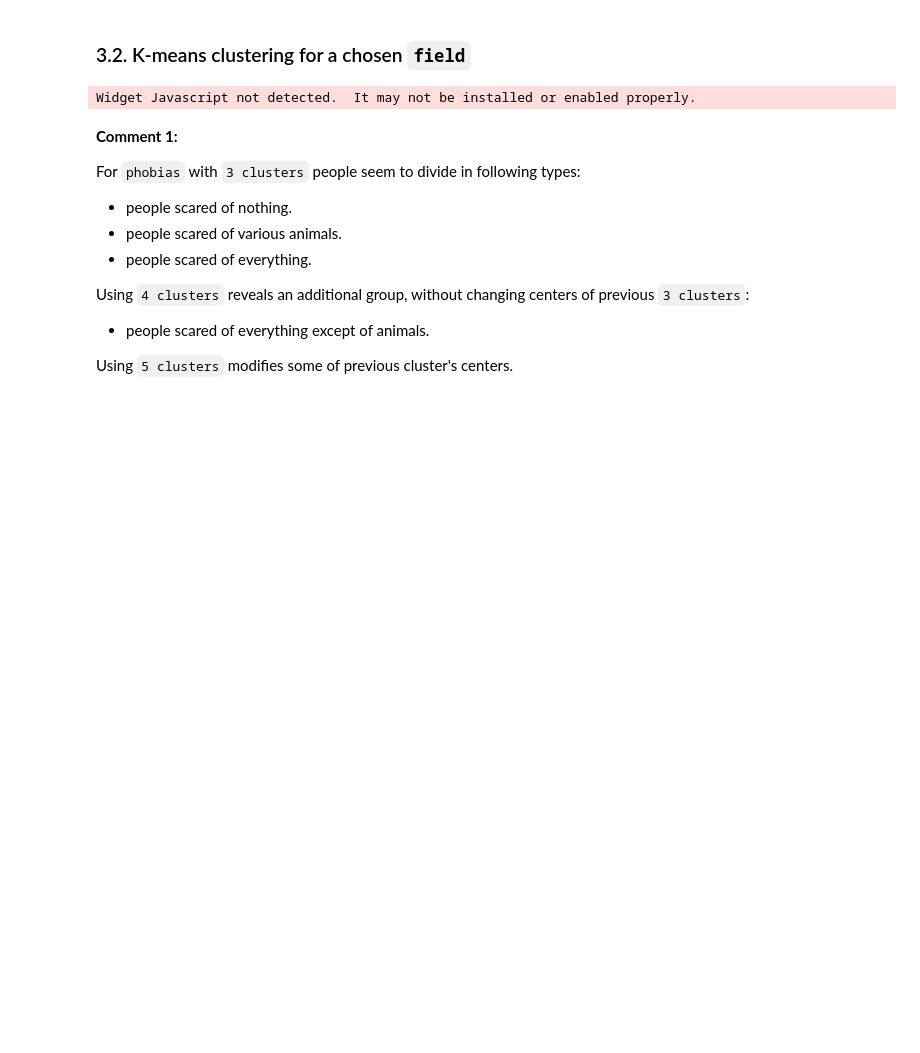
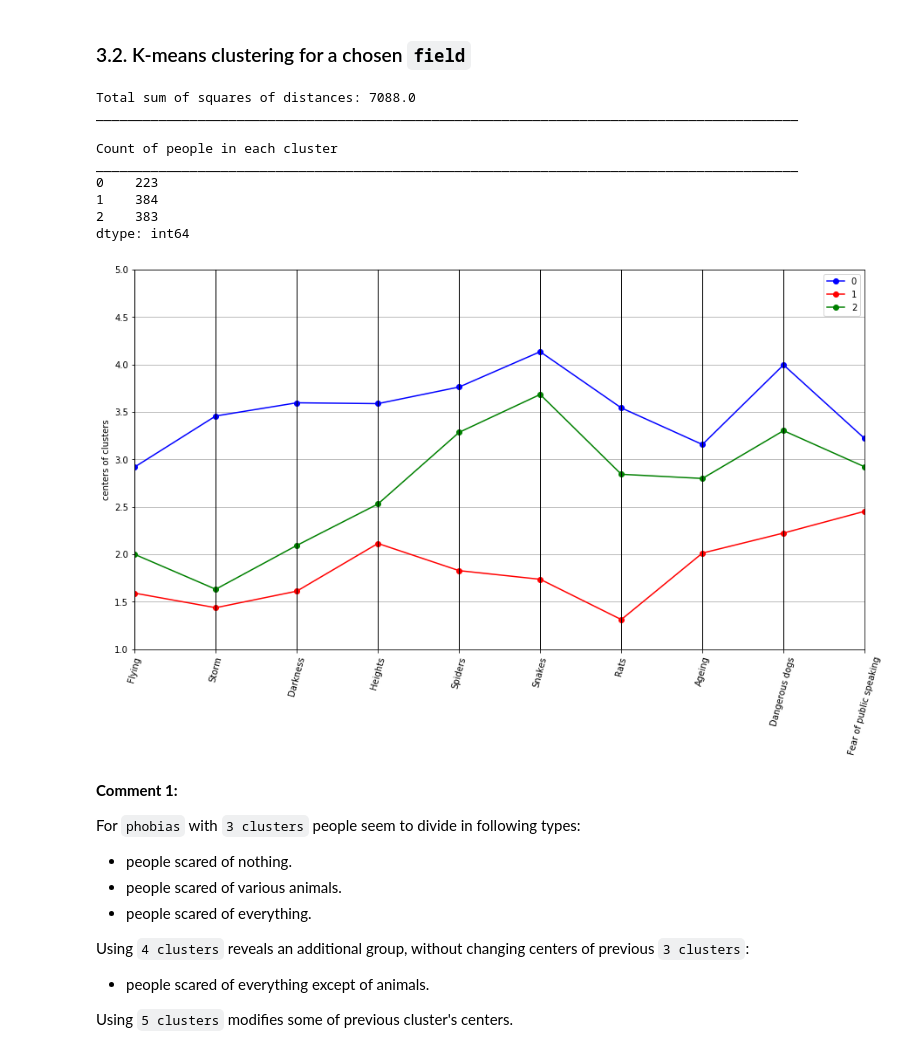
Before and after one commit to KrystianPlackowski/Young-People-Survey, a Jupyter notebook: main.ipynb, the cells around one changed output. Drawn from its saved outputs; the diff is of its cells as text; code cells hidden in the pictures; blank space fills up the shorter version.

```diff
--- a/main.ipynb
+++ b/main.ipynb
@@ -325,34 +354,46 @@ Widget Javascript not detected.  It may not be installed or enabled properly.
 # %%
 @interact(field = ['phobias','music','movies','hobbies','personality'], noOfClusters = IntSlider(3,1,10,1),
                    randomstate = IntSlider(745,0,10000,10))
 def K_means_cluster(field, noOfClusters, randomstate):
 
     field = field_name[field]
     df_select = field.copy(deep=True).dropna()
 
     # Perform scaling on the dataframe containing the field's features
 
     scaler_x = StandardScaler()
     data = scaler_x.fit_transform(df_select)
 
     # Perform K-Means
 
     model = KMeans(init='k-means++', n_clusters=noOfClusters, n_init=20, random_state=randomstate).fit(data)
 
     print("Total sum of squares of distances:", round(model.inertia_))
     print(90*'_')
     print("\nCount of people in each cluster")
     print(90*'_')
     print(pd.value_counts(model.labels_, sort=False))
 
     # Display plot showing centers of clusters
 
     P = pd_centers(featuresUsed=field.columns.to_list(),
                    centers=scaler_x.inverse_transform(model.cluster_centers_))
     parallel_plot(P, (15, 8))
     plt.show()
+
+if running == 0:
+    K_means_cluster('phobias', 3, 745)
 # %% [output]
-Widget Javascript not detected.  It may not be installed or enabled properly.
+Total sum of squares of distances: 7088.0
+__________________________________________________________________________________________
+
+Count of people in each cluster
+__________________________________________________________________________________________
+0    223
+1    384
+2    383
+dtype: int64
+[figure, added]
 # %% [markdown]
 **Comment 1:**
 
```
Also changed, not shown: parts of 10 cells of this notebook.
